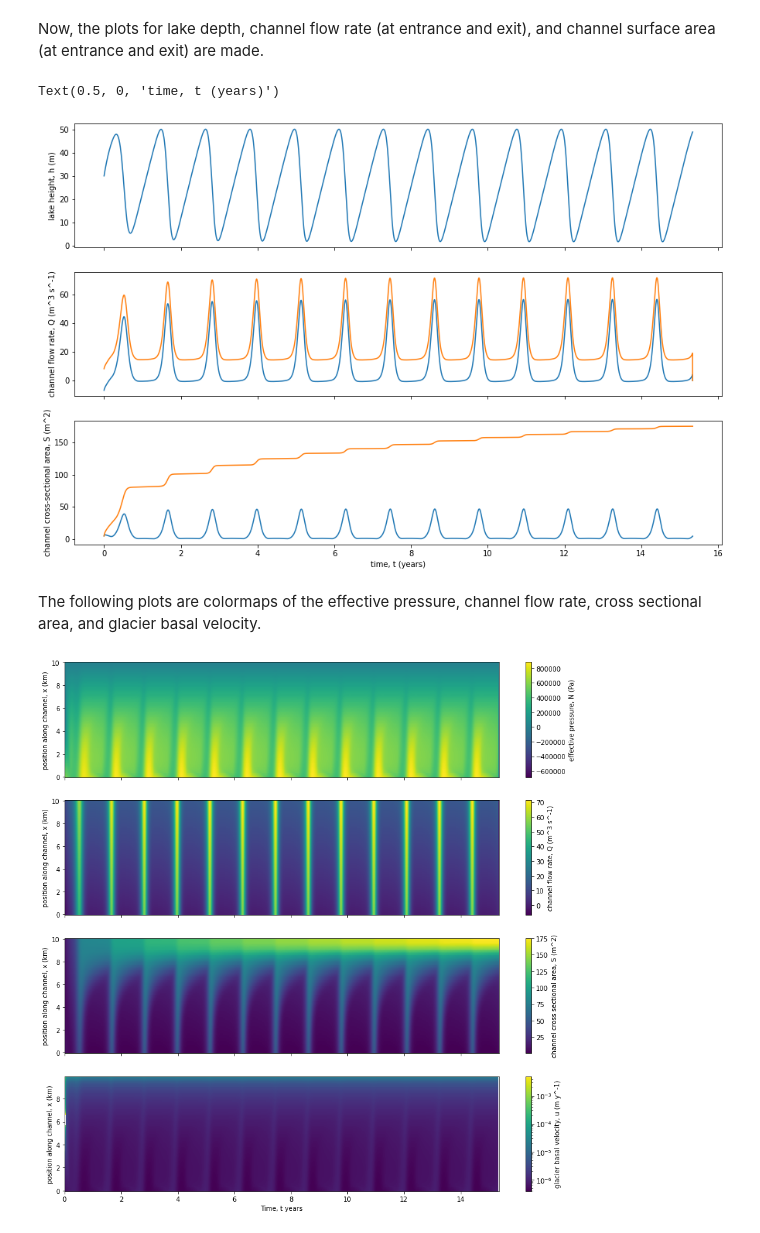
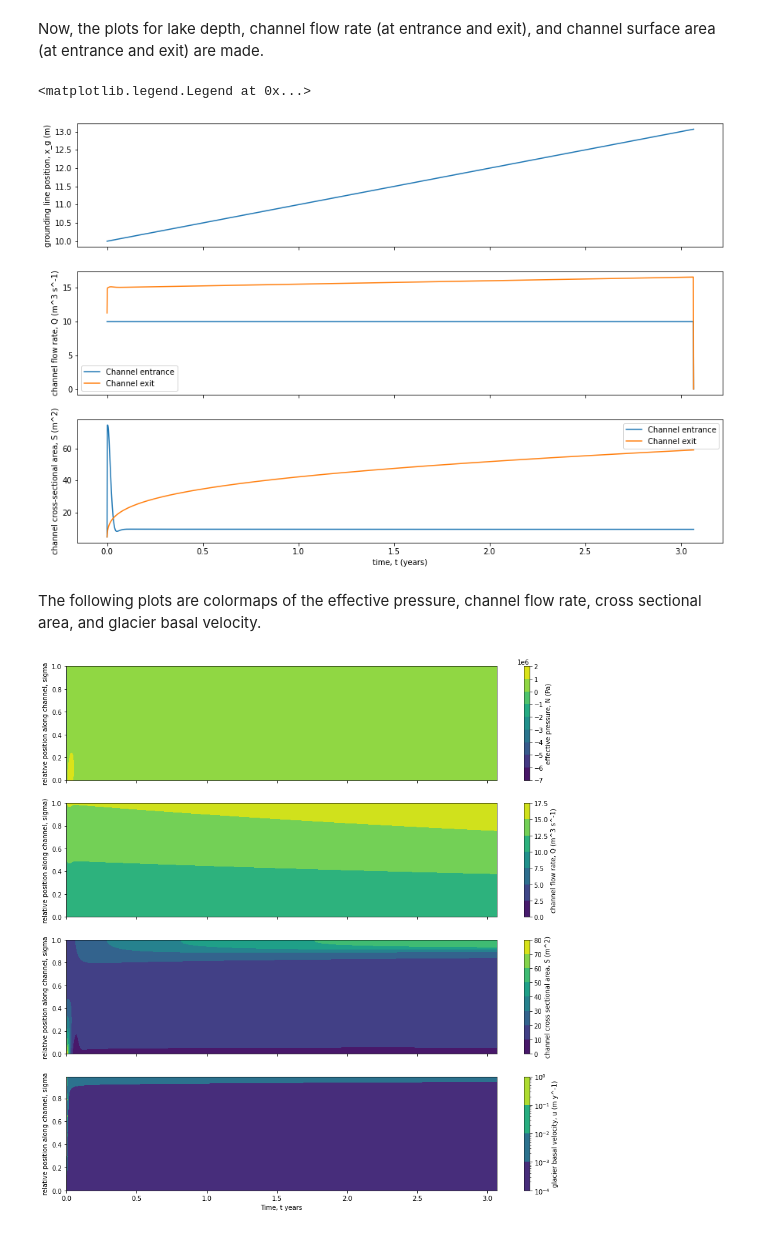
Before and after one commit to ldeo-glaciology/nye_eqns_bvp, a Jupyter notebook: nf_bvp_python/nf_bvp.ipynb, the cells around one changed output. Cells and saved outputs as stored; diff of their text form; code cells hidden in the pictures.

Commit message:
NF Code v4.0.1
Starting point for coupling with ice sheet model. Removed lake, added shifting coordinates

```diff
--- a/nf_bvp_python/nf_bvp.ipynb
+++ b/nf_bvp_python/nf_bvp.ipynb
@@ -100,13 +105,14 @@ def Nye_NQ(x,y):
     Q = y[1]
     N = y[0]
     psi_var_interp = np.interp(x,np.linspace(0,1,grid_space),psi_var)
-    return np.vstack(((Q*np.abs(Q)/S83 - psi_var_interp)/delta,
-                      eps*(r-1)*np.abs(Q)**3/S83 + eps*S_i_var*N**3 + M))
+    # solve d/dsigma
+    return np.vstack(((Q*np.abs(Q)/S83 - psi_var_interp)*x_gi/delta,
+                      x_gi*(eps*(r-1)*np.abs(Q)**3/S83 + eps*S_i_var*N**3 + M)))
 # %% [markdown]
 This function defines the boundary conditions
 # %%
 def bc_N(ya,yb):
-    return np.array([ya[0]-NL, yb[0]-Nt])
+    return np.array([ya[1]-QL, yb[0]-Nt])
 # %% [markdown]
 This code snippet solves the system of differential equations. It takes a while to run, and an output appears below the box (though it looks erratic, it paints a sense of if the code is running properly and how long it has been running for
 # %%
@@ -170,46 +188,47 @@ u_mpy = u*s0*s_to_y/t0
 Now, the plots for lake depth, channel flow rate (at entrance and exit), and channel surface area (at entrance and exit) are made.
 # %%
 fig, ax = plt.subplots(3,figsize=[15,10],sharex=True)
-#plt.xlim([0,7])
-ax[0].plot(time_years,h_meters)
-ax[0].set_ylabel('lake height, h (m)')
+ax[0].plot(time_years,xg_km)
+ax[0].set_ylabel('grounding line position, x_g (m)')
 
-ax[1].plot(time_years,Q_m3ps[:,0])
-ax[1].plot(time_years,Q_m3ps[:,-1])
+ax[1].plot(time_years,Q_m3ps[:,0],label='Channel entrance')
+ax[1].plot(time_years,Q_m3ps[:,-1],label='Channel exit')
 ax[1].set_ylabel('channel flow rate, Q (m^3 s^-1)')
+ax[1].legend()
 
-ax[2].plot(time_years,S_m2[:,0])
-ax[2].plot(time_years,S_m2[:,-1])
+ax[2].plot(time_years,S_m2[:,0],label='Channel entrance')
+ax[2].plot(time_years,S_m2[:,-1],label='Channel exit')
 ax[2].set_ylabel('channel cross-sectional area, S (m^2)')
 ax[2].set_xlabel('time, t (years)')
+ax[2].legend()
 # %% [output]
-Text(0.5, 0, 'time, t (years)')
+<matplotlib.legend.Legend at 0x...>
-[figure, old version]
+[figure, new version]
 # %% [markdown]
 The following plots are colormaps of the effective pressure, channel flow rate, cross sectional area, and glacier basal velocity.
 # %%
 fig, ax = plt.subplots(4,figsize=[15,15],sharex=True)
 #plt.xlim([0,3])
-p0 = ax[0].pcolormesh(time_years,s_km,N_Pa.transpose(),shading='auto')
-ax[0].set_ylabel('position along channel, x (km)')
+p0 = ax[0].contourf(time_years,sigma,N_Pa.transpose())
+ax[0].set_ylabel('relative position along channel, sigma')
 cbar0 = fig.colorbar(p0,ax=ax[0])
 cbar0.set_label('effective pressure, N (Pa)')
 
-p1 = ax[1].pcolormesh(time_years,s_km,Q_m3ps.transpose(),shading='auto')
-ax[1].set_ylabel('position along channel, x (km)')
+p1 = ax[1].contourf(time_years,sigma,Q_m3ps.transpose())
+ax[1].set_ylabel('relative position along channel, sigma)')
 cbar1 = fig.colorbar(p1,ax=ax[1])
 cbar1.set_label('channel flow rate, Q (m^3 s^-1)')
 
-p2 = ax[2].pcolormesh(time_years,s_km,S_m2.transpose(),shading='auto')
-ax[2].set_ylabel('position along channel, x (km)')
+p2 = ax[2].contourf(time_years,sigma,S_m2.transpose())
+ax[2].set_ylabel('relative position along channel, sigma')
 cbar2 = fig.colorbar(p2,ax=ax[2])
 cbar2.set_label('channel cross sectional area, S (m^2)')
 
-p3 = ax[3].pcolormesh(time_years,s_km[0:-1],u_mpy.transpose()[0:-1,:],shading='auto',norm=LogNorm())
-ax[3].set_ylabel('position along channel, x (km)')
+p3 = ax[3].contourf(time_years,sigma[0:-1],u_mpy.transpose()[0:-1,:],norm=LogNorm())
+ax[3].set_ylabel('relative position along channel, sigma')
 ax[3].set_xlabel('Time, t years')
 cbar3 = fig.colorbar(p3,ax=ax[3])
 cbar3.set_label('glacier basal velocity, u (m y^-1)')
 # %% [output]
-[figure, old version]
+[figure, new version]
 # %% [markdown]
```
Also changed, not shown: parts of 14 cells of this notebook, 1 other file.
